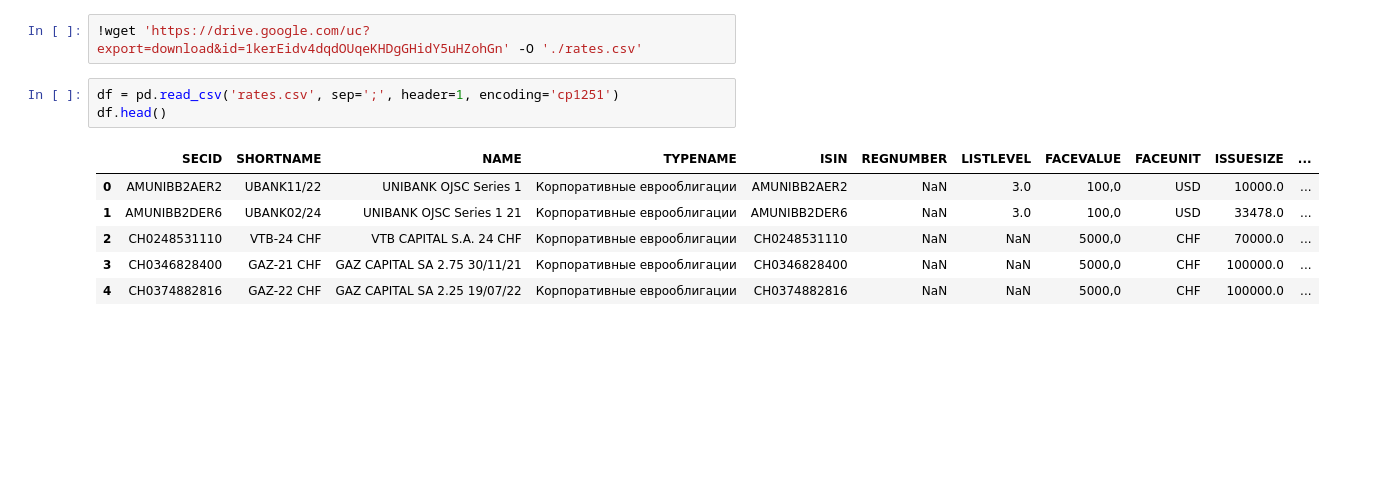
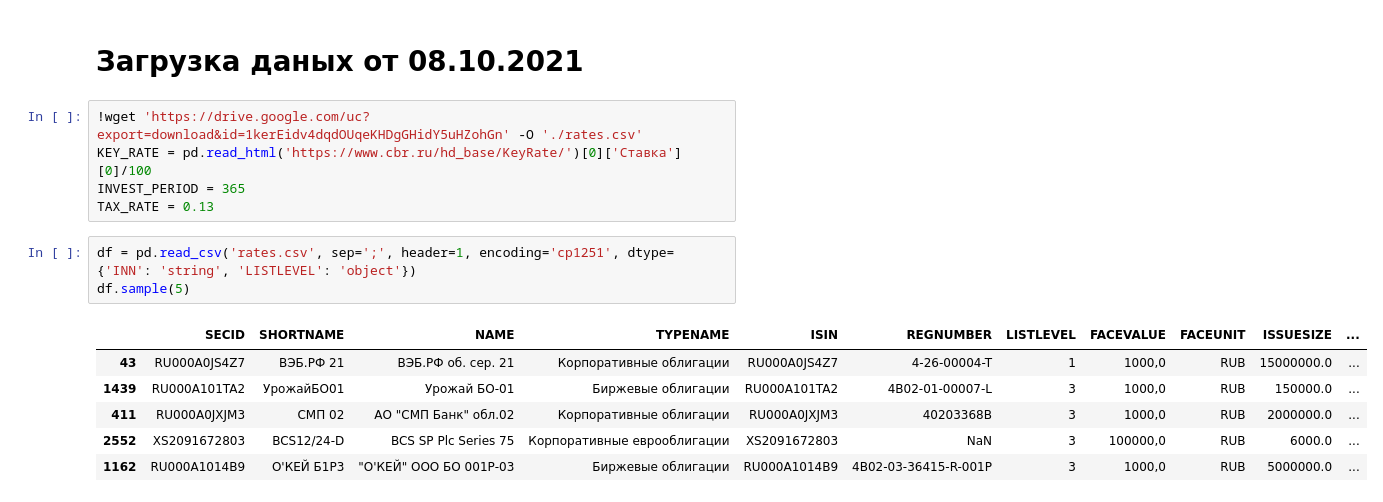
Before and after one commit to buxkirill/reboot_DA, a Jupyter notebook: final_project/final_project.ipynb, the cells around one changed output. Saved outputs shown, nothing was run; the diff lists cells and outputs as text; blank space fills up the shorter version.

```diff
--- a/final_project/final_project.ipynb
+++ b/final_project/final_project.ipynb
@@ -70,12 +142,17 @@ Profit =(Цена_Номинальная – Цена_покупки – НКД
+# %% [markdown]
+# Загрузка даных от 08.10.2021
 # %%
 !wget 'https://drive.google.com/uc?export=download&id=1kerEidv4dqdOUqeKHDgGHidY5uHZohGn' -O './rates.csv'
+KEY_RATE = pd.read_html('https://www.cbr.ru/hd_base/KeyRate/')[0]['Ставка'][0]/100
+INVEST_PERIOD = 365
+TAX_RATE = 0.13
 # %%
-df = pd.read_csv('rates.csv', sep=';', header=1, encoding='cp1251')
-df.head()
+df = pd.read_csv('rates.csv', sep=';', header=1, encoding='cp1251', dtype={'INN': 'string', 'LISTLEVEL': 'object'})
+df.sample(5)
 # %% [output]
 |  | SECID | SHORTNAME | NAME | TYPENAME | ISIN | REGNUMBER | LISTLEVEL | FACEVALUE | FACEUNIT | ISSUESIZE | ... |
-| 0 | AMUNIBB2AER2 | UBANK11/22 | UNIBANK OJSC Series 1 | Корпоративные еврооблигации | AMUNIBB2AER2 | NaN | 3.0 | 100,0 | USD | 10000.0 | ... |
-| 1 | AMUNIBB2DER6 | UBANK02/24 | UNIBANK OJSC Series 1 21 | Корпоративные еврооблигации | AMUNIBB2DER6 | NaN | 3.0 | 100,0 | USD | 33478.0 | ... |
-| 2 | CH0248531110 | VTB-24 CHF | VTB CAPITAL S.A. 24 CHF | Корпоративные еврооблигации | CH0248531110 | NaN | NaN | 5000,0 | CHF | 70000.0 | ... |
-| 3 | CH0346828400 | GAZ-21 CHF | GAZ CAPITAL SA 2.75 30/11/21 | Корпоративные еврооблигации | CH0346828400 | NaN | NaN | 5000,0 | CHF | 100000.0 | ... |
-| 4 | CH0374882816 | GAZ-22 CHF | GAZ CAPITAL SA 2.25 19/07/22 | Корпоративные еврооблигации | CH0374882816 | NaN | NaN | 5000,0 | CHF | 100000.0 | ... |
+| 43 | RU000A0JS4Z7 | ВЭБ.РФ 21 | ВЭБ.РФ об. сер. 21 | Корпоративные облигации | RU000A0JS4Z7 | 4-26-00004-T | 1 | 1000,0 | RUB | 15000000.0 | ... |
+| 1439 | RU000A101TA2 | УрожайБО01 | Урожай БО-01 | Биржевые облигации | RU000A101TA2 | 4B02-01-00007-L | 3 | 1000,0 | RUB | 150000.0 | ... |
+| 411 | RU000A0JXJM3 | СМП 02 | АО "СМП Банк" обл.02 | Корпоративные облигации | RU000A0JXJM3 | 40203368B | 3 | 1000,0 | RUB | 2000000.0 | ... |
+| 2552 | XS2091672803 | BCS12/24-D | BCS SP Plc Series 75 | Корпоративные еврооблигации | XS2091672803 | NaN | 3 | 100000,0 | RUB | 6000.0 | ... |
+| 1162 | RU000A1014B9 | О'КЕЙ Б1Р3 | "О'КЕЙ" ООО БО 001Р-03 | Биржевые облигации | RU000A1014B9 | 4B02-03-36415-R-001P | 3 | 1000,0 | RUB | 5000000.0 | ... |
```
Also changed, not shown: parts of 19 cells of this notebook.
